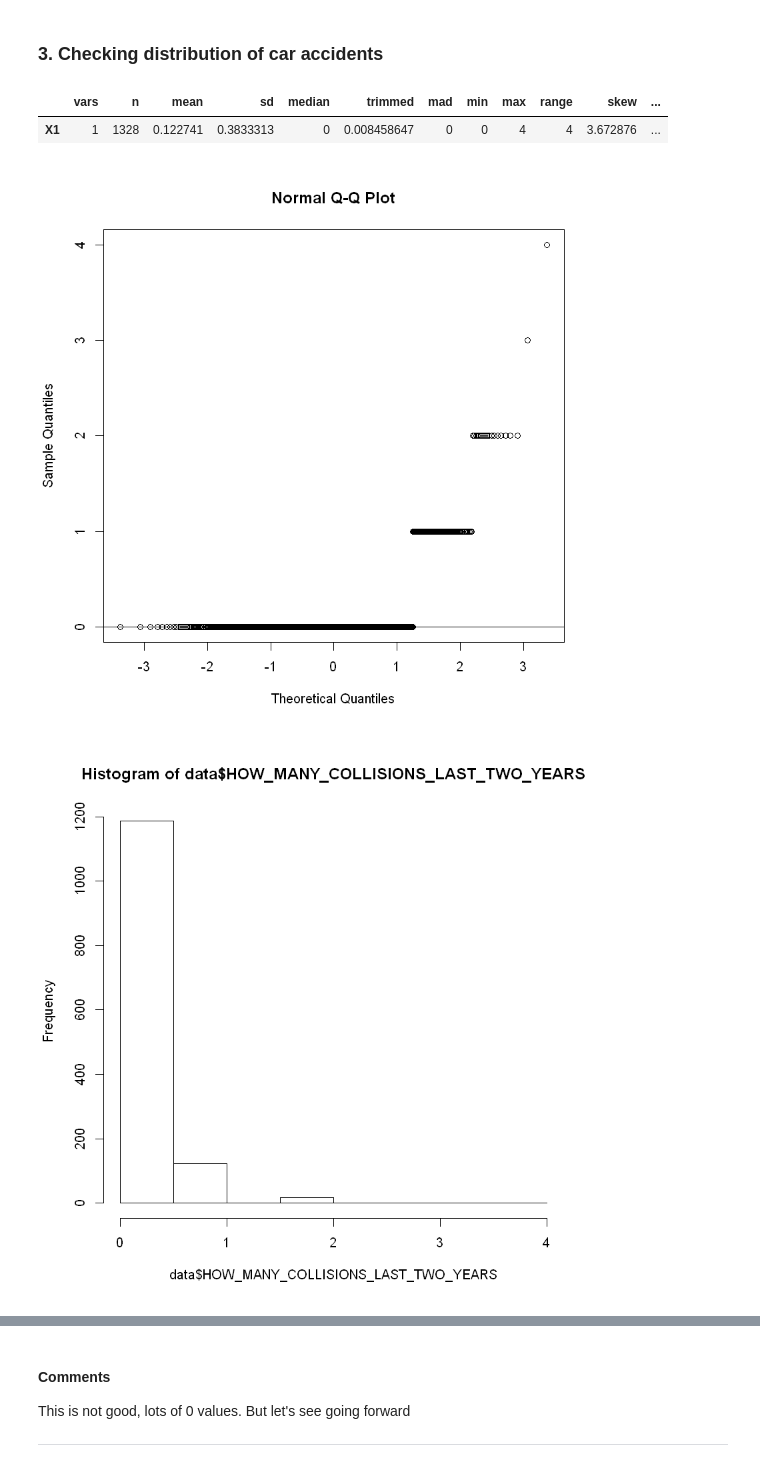
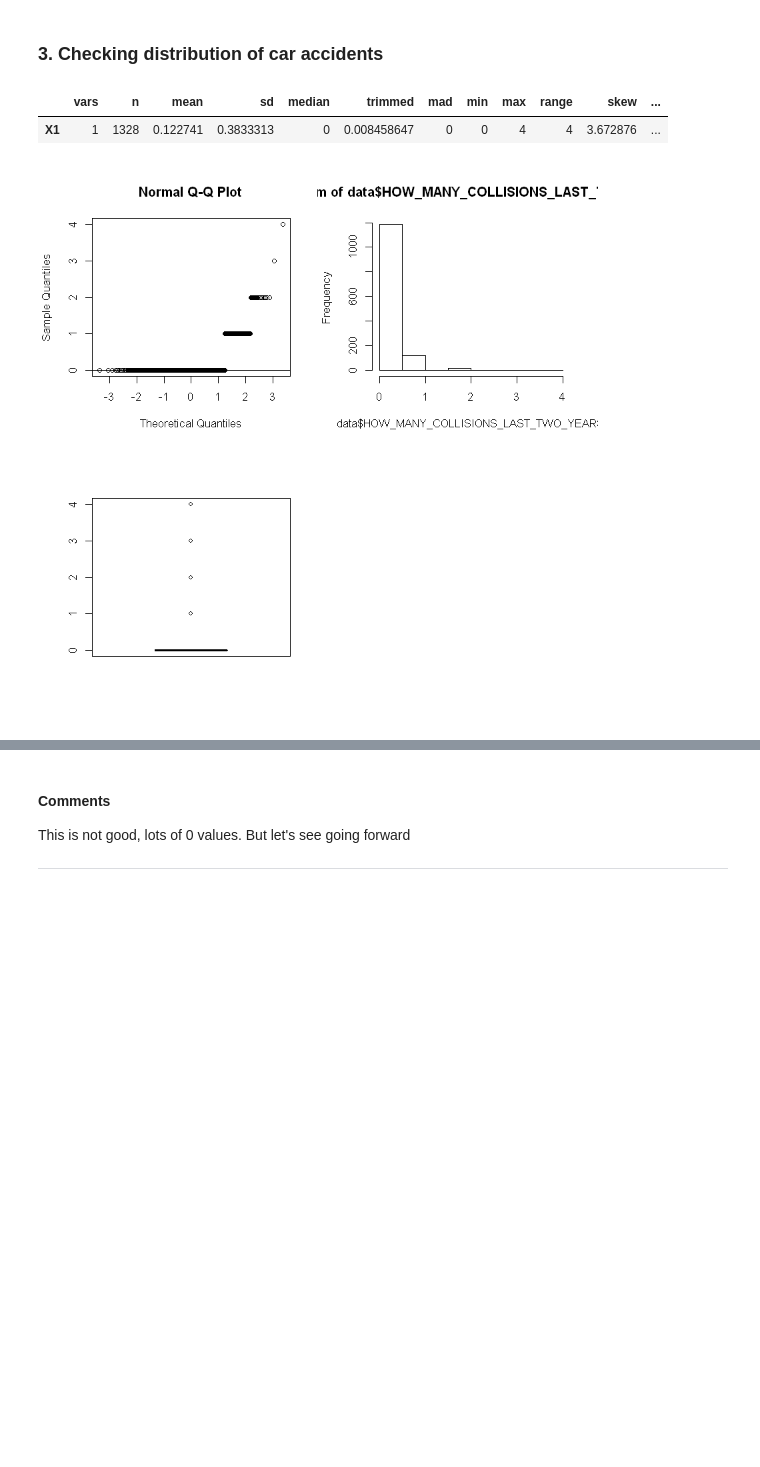
Before and after one commit to FMCumhaill/Risk-Lab-Dublin-Science-Gallery-, a Jupyter notebook: BIS Self Control Verse Car Crashes .ipynb, the cells around one changed output, grey strips where cells are left out. Cells and saved outputs as stored; diff of their text form; code cells hidden in the pictures; blank space fills up the shorter version.

```diff
--- a/BIS Self Control Verse Car Crashes .ipynb
+++ b/BIS Self Control Verse Car Crashes .ipynb
@@ -48,14 +54,14 @@ Not a prefert fit,but should still work without transmations. There is a few out
 # %%
 library(psych)
 describe(data$HOW_MANY_COLLISIONS_LAST_TWO_YEARS)
+par(mfrow = c(2,2))
 
 qqnorm(data$HOW_MANY_COLLISIONS_LAST_TWO_YEARS)
 qqline(data$HOW_MANY_COLLISIONS_LAST_TWO_YEARS)
 
 hist(data$HOW_MANY_COLLISIONS_LAST_TWO_YEARS)
 boxplot(data$HOW_MANY_COLLISIONS_LAST_TWO_YEARS)
 # %% [output]
 |  | vars | n | mean | sd | median | trimmed | mad | min | max | range | skew | ... |
 | X1 | 1 | 1328 | 0.122741 | 0.3833313 | 0 | 0.008458647 | 0 | 0 | 4 | 4 | 3.672876 | ... |
-[figure, old version]
+[figure, new version]
-[figure, removed]
```
Also changed, not shown: parts of 21 cells of this notebook, 9 other files.
